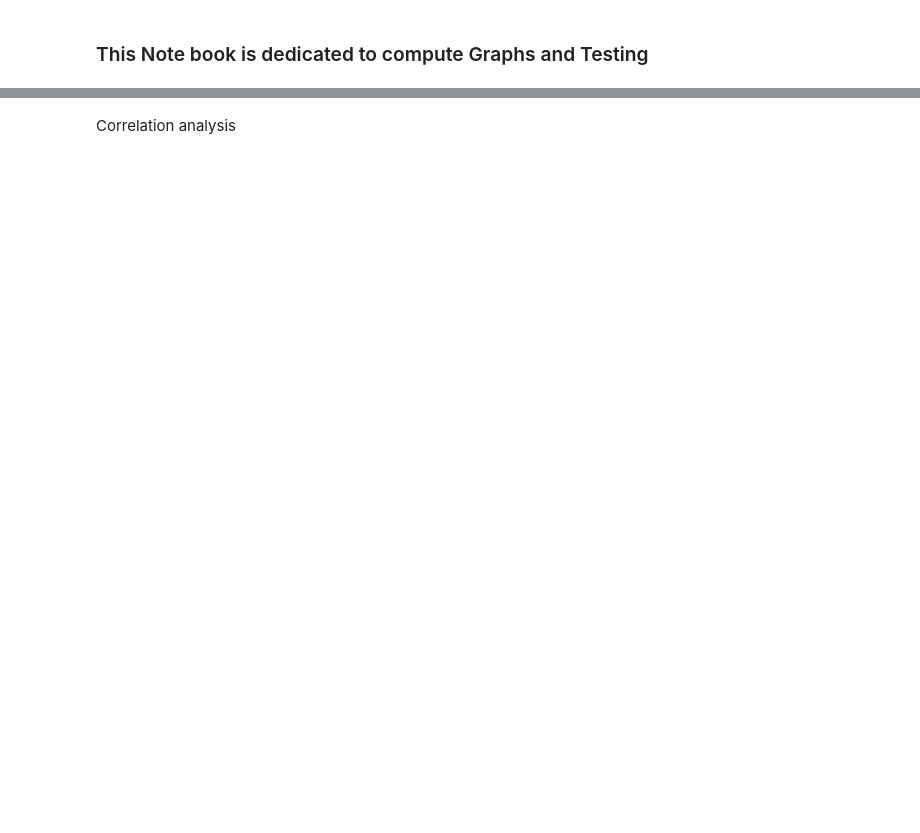
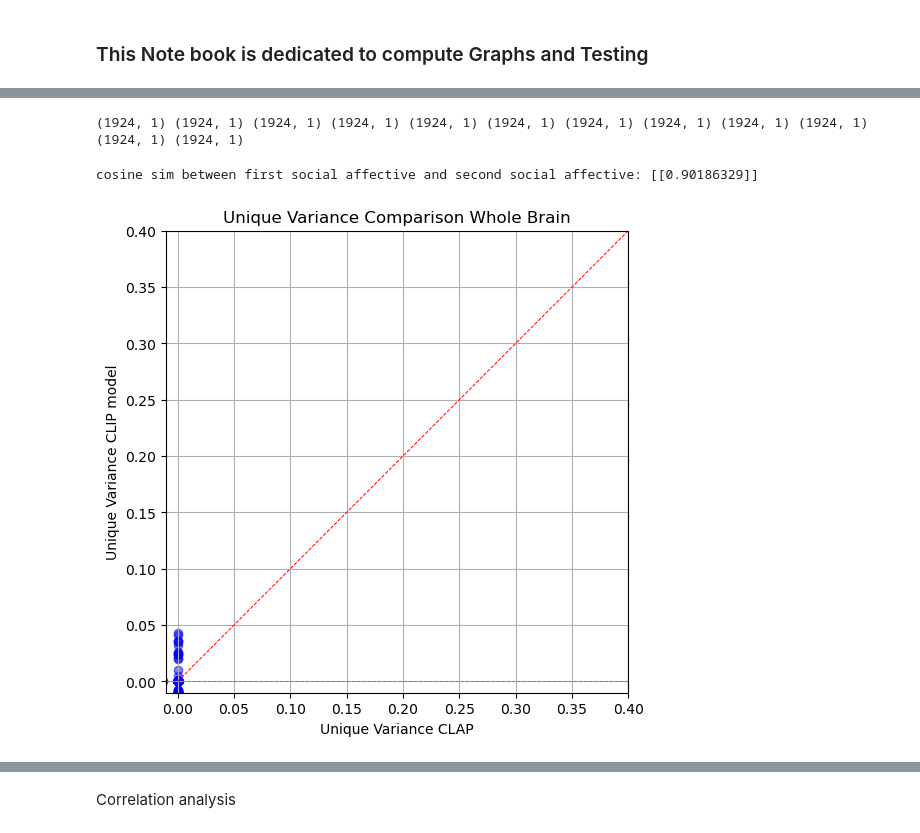
Before and after one commit to itaipeleg1/STS_sherlock, a Jupyter notebook: testing_cleaned.ipynb, the cells around one changed output, grey strips where cells are left out. Saved outputs shown, nothing was run; the diff lists cells and outputs as text; code cells hidden in the pictures; blank space fills up the shorter version.

```diff
--- a/testing_cleaned.ipynb
+++ b/testing_cleaned.ipynb
@@ -174,0 +66,28 @@ print(face.shape, social.shape, speking.shape)
+# %%
+## Correlations analysis
+def create_annot(path):
+    annot = np.load(path)
+    data_clean = annot[26:]
+    t1 = data_clean[:946]
+    t2 = data_clean[946+26:]
+    data_clean = np.vstack((t1, t2))
+    data_clean [data_clean == -1] = 0
+    return data_clean
+face = create_annot('/home/new_storage/sherlock/STS_sherlock/projects data/annotations/face.npy')
+mentalization = np.load('/home/new_storage/sherlock/STS_sherlock/projects data/annotations/mentalization_new.npy')
+arousal = create_annot('/home/new_storage/sherlock/STS_sherlock/projects data/annotations/arousal.npy')
+social = create_annot('/home/new_storage/sherlock/STS_sherlock/projects data/annotations/social_nonsocial.npy')
+speaking = create_annot('/home/new_storage/sherlock/STS_sherlock/projects data/annotations/speaking.npy')
+valence = create_annot('/home/new_storage/sherlock/STS_sherlock/projects data/annotations/valence.npy')
+pitch = create_annot('/home/new_storage/sherlock/STS_sherlock/projects data/annotations/pitchHz.npy')
+hue=create_annot('/home/new_storage/sherlock/STS_sherlock/projects data/annotations/hue.npy')
+indoor = create_annot('/home/new_storage/sherlock/STS_sherlock/projects data/annotations/indoor_outdoor.npy')
+text = create_annot('/home/new_storage/sherlock/STS_sherlock/projects data/annotations/written_text.npy')
+pixel_change = create_annot('/home/new_storage/sherlock/STS_sherlock/projects data/annotations/pixel.npy')
+music = create_annot('/home/new_storage/sherlock/STS_sherlock/projects data/annotations/music.npy')
+amplitude = create_annot('/home/new_storage/sherlock/STS_sherlock/projects data/annotations/amplitude.npy')
+saturation=create_annot('/home/new_storage/sherlock/STS_sherlock/projects data/annotations/saturation.npy')
+social_speak_music = create_annot('/home/new_storage/sherlock/STS_sherlock/projects data/annotations/social_speak_music.npy')
+print(face.shape, social.shape, speaking.shape, arousal.shape, valence.shape, pitch.shape, indoor.shape, text.shape, pixel_change.shape, music.shape, amplitude.shape, mentalization.shape)
+# %% [output]
+(1924, 1) (1924, 1) (1924, 1) (1924, 1) (1924, 1) (1924, 1) (1924, 1) (1924, 1) (1924, 1) (1924, 1) (1924, 1) (1924, 1)
@@ -174,0 +99,50 @@ print(face.shape, social.shape, speking.shape)
+# %%
+social_affective = np.hstack((face, mentalization, social, speaking,valence, arousal))
+
+## cosine similarity
+from sklearn.metrics.pairwise import cosine_similarity
+# %% [output]
+cosine sim between first social affective and second social affective: [[0.90186329]]
+# %%
+##  Grpah for aticle
+def unique_var_to_2dplot(unique_var_dnn, unique_var_leyla, ROI):
+
+    unqiue1 = nib.load(unique_var_dnn)
+    unqiue_data1 = unqiue1.get_fdata()
+
+
+    unqiue2 = nib.load(unique_var_leyla)
+    unqiue_data2 = unqiue2.get_fdata()
+    unique_brain = np.zeros(unqiue_data1.shape)
+
+    for i in range(unqiue_data1.shape[0]):
+        for j in range(unqiue_data1.shape[1]):
+            for k in range(unqiue_data1.shape[2]):
+                if unqiue_data1[i,j,k]< unqiue_data2[i,j,k]:
+                    unique_brain[i,j,k] = - unqiue_data2[i,j,k]
+                else:
+                    unique_brain[i,j,k] = unqiue_data1[i,j,k]
+
+    unqiue_data_1d_1 = unqiue_data1.flatten()
+    unqiue_data_1d_2 = unqiue_data2.flatten()
+    plt.figure(figsize=(8, 6))
+
+    plt.scatter(unqiue_data_1d_2, unqiue_data_1d_1, color='blue',alpha=0.5)
+    plt.title(f'Unique Variance Comparison{ROI}')
+    plt.xlabel("Unique Variance CLAP")
+    plt.gca().set_aspect('equal')
+    plt.xlim(-0.01, 0.4)
+    plt.ylim(-0.01, 0.4)
+    plt.plot([0, 0.4], [0, 0.4], color='red', linestyle='--', linewidth=0.7)
+    plt.ylabel('Unique Variance CLIP model')
+    plt.axhline(0, color='gray', linestyle='--', linewidth=0.7)
+    plt.grid(True)
+    plt.show()
+
+    return unique_brain,unqiue1.affine
+
+unique_brain, affine = unique_var_to_2dplot('/home/new_storage/sherlock/STS_sherlock/projects data/results/CLIP_DINO/clip_dino-dino_unique_group_significant.nii.gz',
+                    '/home/new_storage/sherlock/STS_sherlock/projects data/results/CLIP_DINO/clip_dino-clip_unique_group_significant.nii.gz',
+                    ' Whole Brain')
+# %% [output]
+[figure, added]
```
Also changed, not shown: parts of 146 cells of this notebook, 14 other files.
